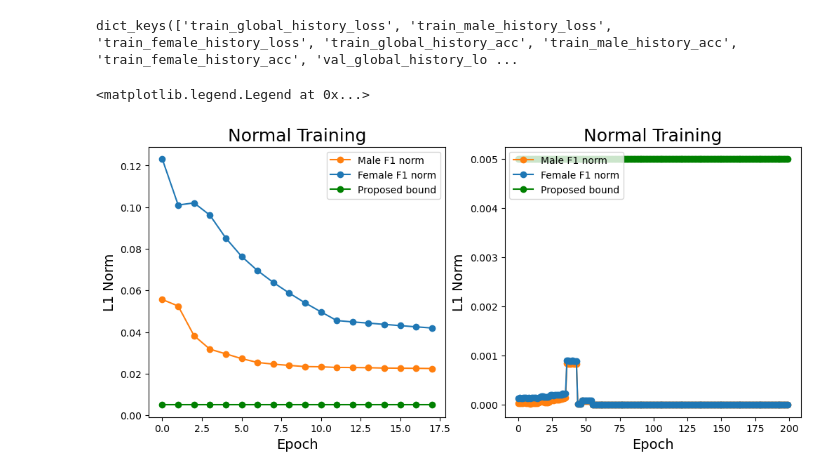
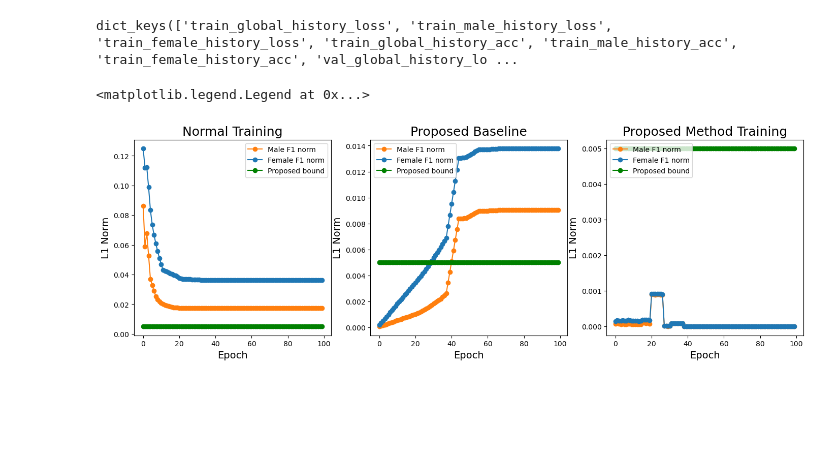
Before and after one commit to khangtran2020/FairDP, a Jupyter notebook: Error_Analysis.ipynb, the cells around one changed output. Drawn from its saved outputs; the diff is of its cells as text; code cells hidden in the pictures; blank space fills up the shorter version.

```diff
--- a/Error_Analysis.ipynb
+++ b/Error_Analysis.ipynb
@@ -2,5 +2,5 @@
 import pickle
 import numpy as np
 import matplotlib.pyplot as plt
-# plt.rcParams["figure.figsize"] = (12,5)
+plt.rcParams["figure.figsize"] = (5,4)
 # %%
@@ -9,0 +15,9 @@ bound = 0.001*(2*1 + 8*1**2*1**2)/2
+# %%
+with open('results/dict/adult_proposed_fold_0_9112022_234358.pkl', 'rb') as f:
+    run_ns_1 = pickle.load(f)
+with open('results/dict/adult_proposed_fold_0_9112022_234658.pkl', 'rb') as f:
+    run_ns_2 = pickle.load(f)
+with open('results/dict/adult_proposed_fold_0_9112022_234844.pkl', 'rb') as f:
+    run_ns_10 = pickle.load(f)
+with open('results/dict/adult_proposed_fold_0_9112022_235028.pkl', 'rb') as f:
+    run_ns_08 = pickle.load(f)
@@ -10,14 +54,16 @@ bound = 0.001*(2*1 + 8*1**2*1**2)/2
 # %%
-with open('results/dict/adult_fair_fold_0_9112022_102956.pkl', 'rb') as f:
+with open('results/dict/adult_fair_fold_0_9112022_194819.pkl', 'rb') as f:
     run_fair_dict = pickle.load(f)
-with open('results/dict/adult_proposed_fold_0_9112022_103013.pkl', 'rb') as f:
+with open('results/dict/adult_proposed_fold_0_9112022_195457.pkl', 'rb') as f:
     run_proposed_dict = pickle.load(f)
+with open('results/dict/adult_alg1_fold_0_9112022_193928.pkl', 'rb') as f:
+    run_alg1_dict = pickle.load(f)
 # %%
 run_fair_dict.keys()
 # %% [output]
 dict_keys(['train_global_history_loss', 'train_male_history_loss', 'train_female_history_loss', 'train_global_history_acc', 'train_male_history_acc', 'train_female_history_acc', 'val_global_history_lo ...
 # %%
-fig, axs = plt.subplots(1, 2, figsize=(12,5))
+fig, axs = plt.subplots(1, 3, figsize=(17,5))
 
 axs[0].plot(
     np.arange(len(run_fair_dict['male_norm'])),
@@ -45,37 +91,66 @@ axs[0].plot(
 
 axs[0].set_ylabel('L1 Norm', size=14)
 axs[0].set_xlabel('Epoch', size=14)
 axs[0].set_title(f'Normal Training',size=18)
 axs[0].legend()
 
 axs[1].plot(
+    np.arange(len(run_alg1_dict['male_norm'])),
+    run_alg1_dict['male_norm'],
+    '-o',
+    label='Male F1 norm',
+    color='#ff7f0e'
+)
+
+axs[1].plot(
+    np.arange(len(run_alg1_dict['female_norm'])),
+    run_alg1_dict['female_norm'],
+    '-o',
+    label='Female F1 norm',
+    color='#1f77b4'
+)
+
+axs[1].plot(
+    np.arange(len(run_alg1_dict['female_norm'])),
+    np.ones(len(run_alg1_dict['female_norm']))*bound,
+    '-o',
+    label='Proposed bound',
+    color='green'
+)
+
+axs[1].set_ylabel('L1 Norm', size=14)
+axs[1].set_xlabel('Epoch', size=14)
+axs[1].set_title(f'Proposed Baseline',size=18)
+axs[1].legend(loc=2)
+
+axs[2].plot(
     np.arange(len(run_proposed_dict['male_norm'])),
     run_proposed_dict['male_norm'],
     '-o',
     label='Male F1 norm',
     color='#ff7f0e'
 )
 
-axs[1].plot(
+axs[2].plot(
     np.arange(len(run_proposed_dict['female_norm'])),
     run_proposed_dict['female_norm'],
     '-o',
     label='Female F1 norm',
     color='#1f77b4'
 )
 
-axs[1].plot(
+axs[2].plot(
     np.arange(len(run_proposed_dict['female_norm'])),
     np.ones(len(run_proposed_dict['female_norm']))*bound,
     '-o',
     label='Proposed bound',
     color='green'
 )
 
-axs[1].set_ylabel('L1 Norm', size=14)
-axs[1].set_xlabel('Epoch', size=14)
-axs[1].set_title(f'Normal Training',size=18)
-axs[1].legend(loc=2)
+axs[2].set_ylabel('L1 Norm', size=14)
+axs[2].set_xlabel('Epoch', size=14)
+axs[2].set_title(f'Proposed Method Training',size=18)
+axs[2].legend(loc=2)
 # %% [output]
 <matplotlib.legend.Legend at 0x...>
-[figure, old version]
+[figure, new version]
```
Also changed, not shown: parts of 10 cells of this notebook, 6 other files.
